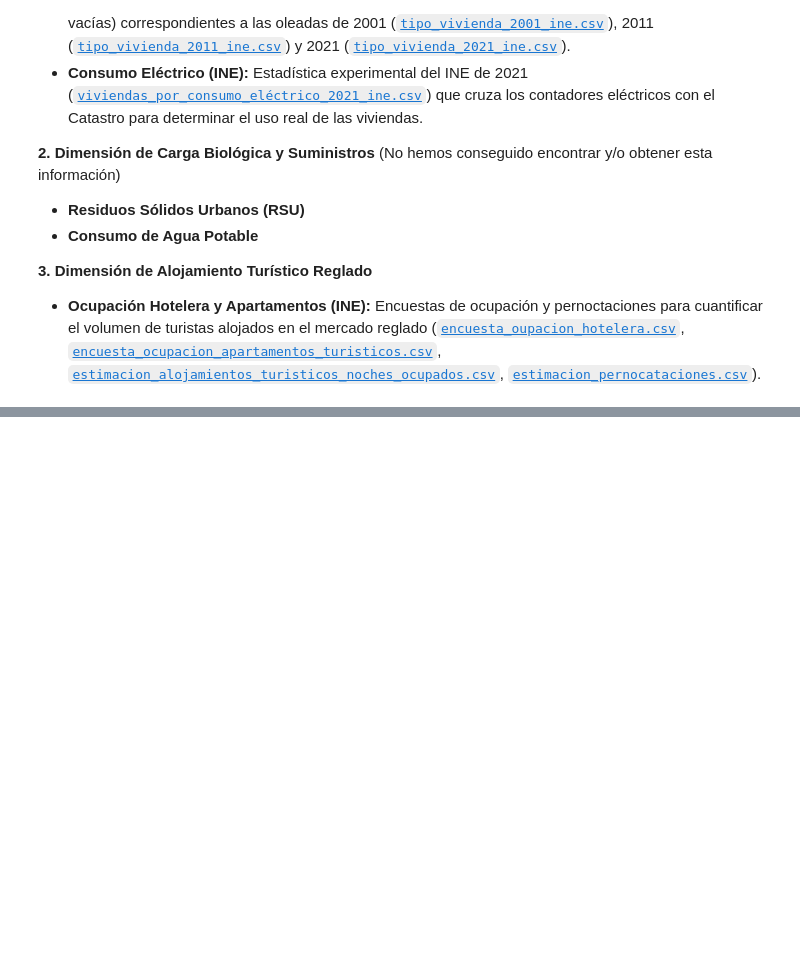
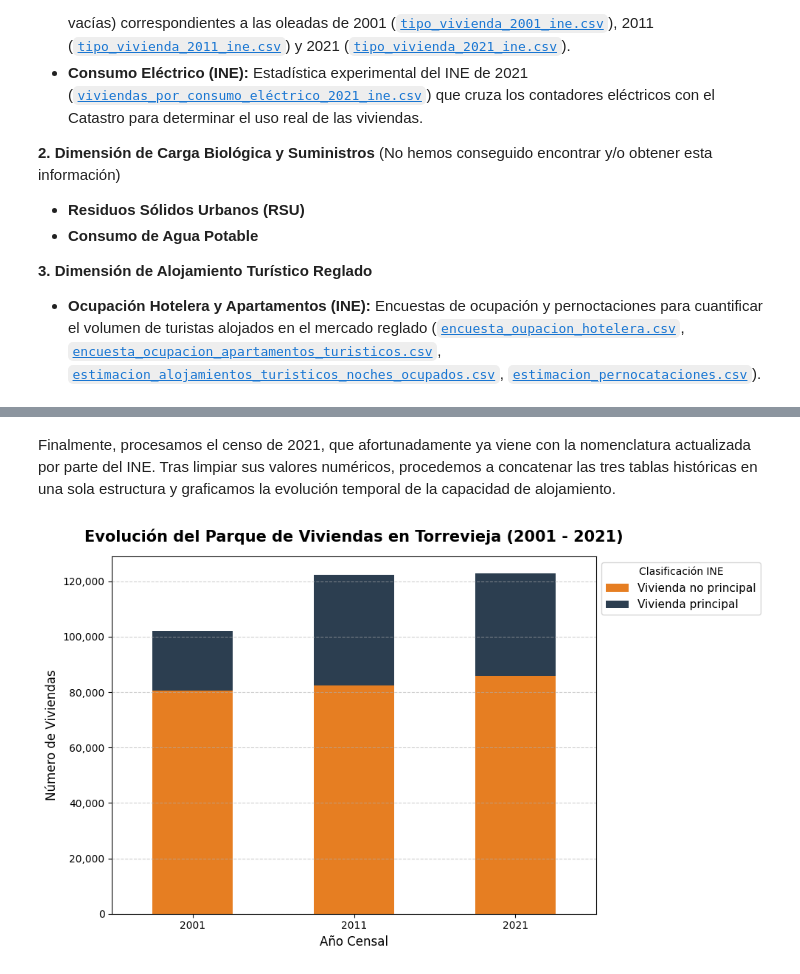
Before and after one commit to MalenaSancho/Turismo-Mineria-Datos, a Jupyter notebook: DATASETS/RETO 1/RETO_1.ipynb, the cells around one changed output, grey strips where cells are left out. Drawn from its saved outputs; the diff is of its cells as text; code cells hidden in the pictures; blank space fills up the shorter version.

```diff
--- a/DATASETS/RETO 1/RETO_1.ipynb
+++ b/DATASETS/RETO 1/RETO_1.ipynb
@@ -1035,0 +1199,57 @@ Validamos nuestra estimación cruzando el modelo con variables *proxy*; es decir
+# %% [markdown]
+Finalmente, procesamos el censo de 2021, que afortunadamente ya viene con la nomenclatura actualizada por parte del INE. Tras limpiar sus valores numéricos, procedemos a concatenar las tres tablas históricas en una sola estructura y graficamos la evolución temporal de la capacidad de alojamiento.
+# %%
+# ==============================================================================
+# HOMOGENEIZACIÓN CENSO 2021, INTEGRACIÓN FINAL Y VISUALIZACIÓN
+# ==============================================================================
+# Cargamos el censo más reciente aplicando la misma robustez de codificación
+try:
+    df_2021_raw = pd.read_csv(os.path.join(RUTA_VIVIENDAS, "tipo_vivienda_2021_ine.csv"), sep=';', encoding='utf-8-sig')
+except UnicodeDecodeError:
+    df_2021_raw = pd.read_csv(os.path.join(RUTA_VIVIENDAS, "tipo_vivienda_2021_ine.csv"), sep=';', encoding='latin1')
+
+# Filtramos Torrevieja
+df_2021_torre = df_2021_raw[df_2021_raw['Municipios (con más de 50.000 habitantes) y capitales de provincia'].str.contains('Torrevieja', na=False, case=False)].copy()
+
+# Limpiamos los miles y convertimos a entero
+df_2021_torre['Total'] = df_2021_torre['Total'].astype(str).str.replace('.', '', regex=False).astype(int)
+
+# Normalizamos las columnas
+df_2021_torre['tipo_vivienda'] = df_2021_torre['Tipo de vivienda (principal o no)'].apply(
+    lambda x: 'Vivienda principal' if 'principal' in str(x).lower() and 'no' not in str(x).lower()
+    else ('Vivienda no principal' if 'no principal' in str(x).lower() else 'Descartar')
+)
+
+# Filtramos la fila de "Total" general que crea el INE y estructuramos
+hist_2021 = df_2021_torre[df_2021_torre['tipo_vivienda'] != 'Descartar'].groupby('tipo_vivienda')['Total'].sum().reset_index()
+hist_2021['año_censo'] = 2021
+hist_2021.rename(columns={'Total': 'total_viviendas'}, inplace=True)
+
+# ------------------------------------------------------------------------------
+# CONCATENACIÓN Y GRÁFICA
+# ------------------------------------------------------------------------------
+# Unificamos la serie histórica
+df_evolucion_viviendas = pd.concat([hist_2001, hist_2011, hist_2021], ignore_index=True)
+
+# Pivotamos la tabla para crear la gráfica de barras apiladas
+df_pivot_viviendas = df_evolucion_viviendas.pivot(index='año_censo', columns='tipo_vivienda', values='total_viviendas').fillna(0)
+
+# Configuramos la visualización
+colores = {'Vivienda principal': '#2c3e50', 'Vivienda no principal': '#e67e22'}
+ax = df_pivot_viviendas.plot(kind='bar', stacked=True, figsize=(10, 6), color=[colores.get(x, '#333333') for x in df_pivot_viviendas.columns])
+
+plt.title('Evolución del Parque de Viviendas en Torrevieja (2001 - 2021)', fontsize=15, fontweight='bold', pad=15)
+plt.xlabel('Año Censal', fontsize=12)
+plt.ylabel('Número de Viviendas', fontsize=12)
+
+# Formateamos el eje Y con separador de miles
+ax.yaxis.set_major_formatter(plt.FuncFormatter(lambda x, p: format(int(x), ',')))
+plt.xticks(rotation=0)
+
+plt.legend(title='Clasificación INE', fontsize=11, loc='upper left', bbox_to_anchor=(1, 1))
+plt.grid(axis='y', linestyle='--', alpha=0.6)
+plt.tight_layout()
+
+plt.show()
+# %% [output]
+[figure, added]
```
Also changed, not shown: parts of 14 cells of this notebook.
